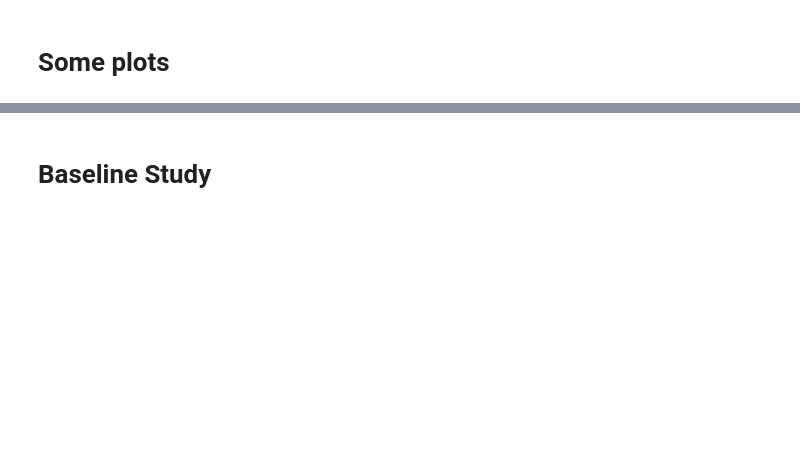
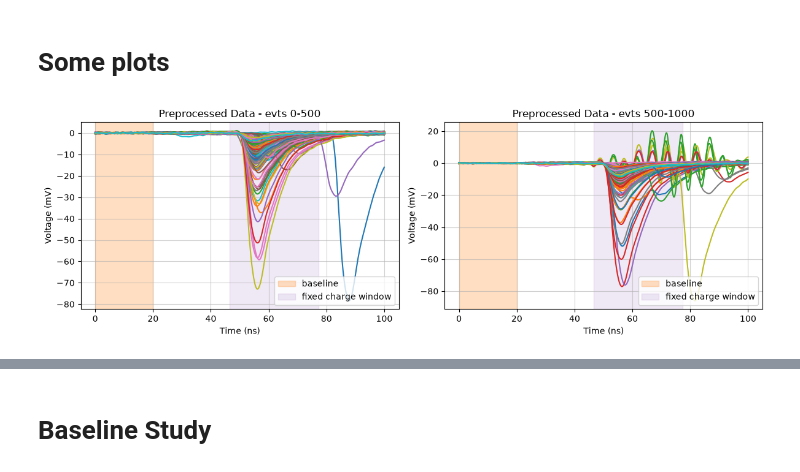
Before and after one commit to TAU-neutrino-lab/PMT-characterization, a Jupyter notebook: PMT_calibration/Selection.ipynb, the cells around one changed output, grey strips where cells are left out. Drawn from its saved outputs; the diff is of its cells as text; code cells hidden in the pictures; blank space fills up the shorter version.

```diff
--- a/PMT_calibration/Selection.ipynb
+++ b/PMT_calibration/Selection.ipynb
@@ -223,18 +371,24 @@ df_sel.columns
 # %%
 n_to_plot = 500
 
 fig, axes = plt.subplots(1, 2, figsize=(12, 4), sharex=True)
 
 add_plot_waveforms(axes[0], time_ns, waveforms_sample[:n_to_plot], title=f"Preprocessed Data - evts 0-{n_to_plot}")
 axes[0].axvspan(*baseline_window_ns, color="tab:orange", alpha=0.25, label="baseline")
+if fixed_pulse_window_charge["enabled"]:
+    axes[0].axvspan(*fixed_pulse_window_charge["window_ns"], color="tab:purple", alpha=0.15, label="fixed charge window")
 axes[0].legend(loc="lower right")
 
 add_plot_waveforms(axes[1], time_ns, waveforms_sample[n_to_plot:2*n_to_plot], title=f"Preprocessed Data - evts {n_to_plot}-{2*n_to_plot}")
 axes[1].axvspan(*baseline_window_ns, color="tab:orange", alpha=0.25, label="baseline")
+if fixed_pulse_window_charge["enabled"]:
+    axes[1].axvspan(*fixed_pulse_window_charge["window_ns"], color="tab:purple", alpha=0.15, label="fixed charge window")
 axes[1].legend(loc="lower right")
 
 fig.tight_layout()
 save_plot(fig, save_plots, save_dir, file_nickname,"few_waveforms", Nevents=n_to_plot);
+# %% [output]
+[figure, added]
 # %%
 fig, axes = plt.subplots(2, 3, figsize=(20, 10))
 axes = axes.ravel()
```
Also changed, not shown: parts of 16 cells of this notebook, 16 other files.
